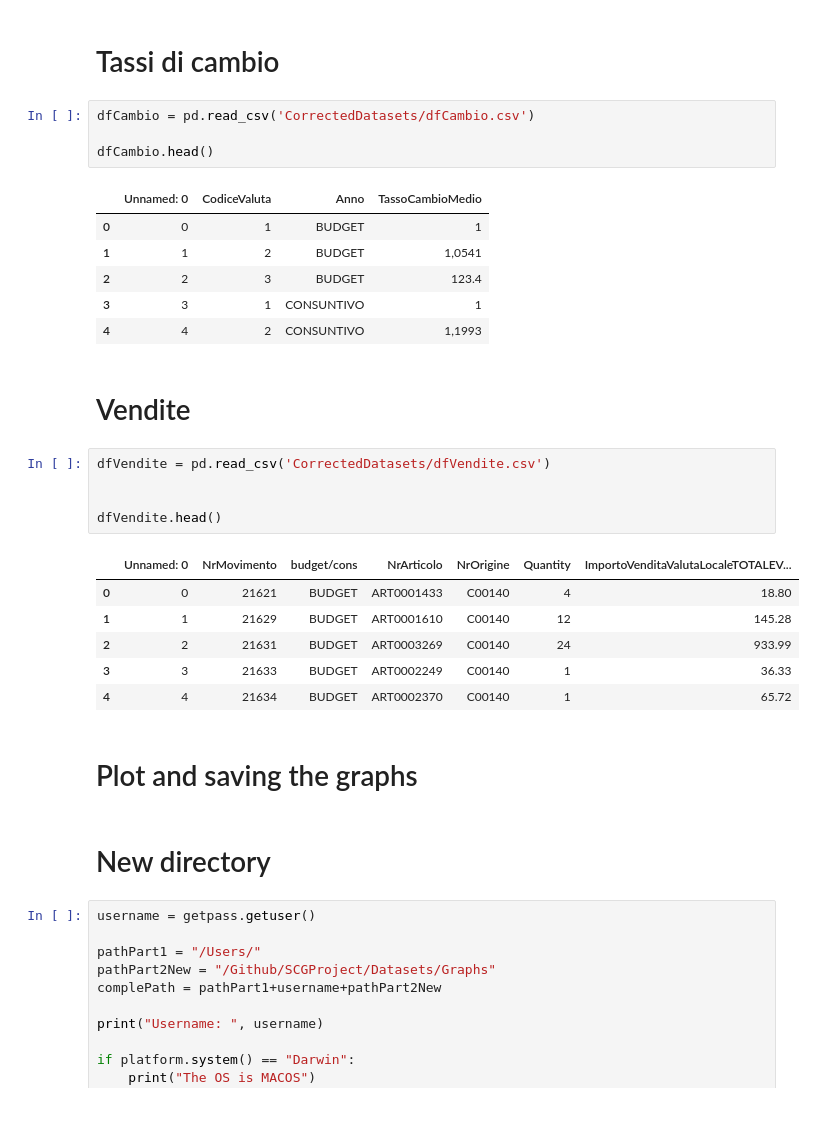
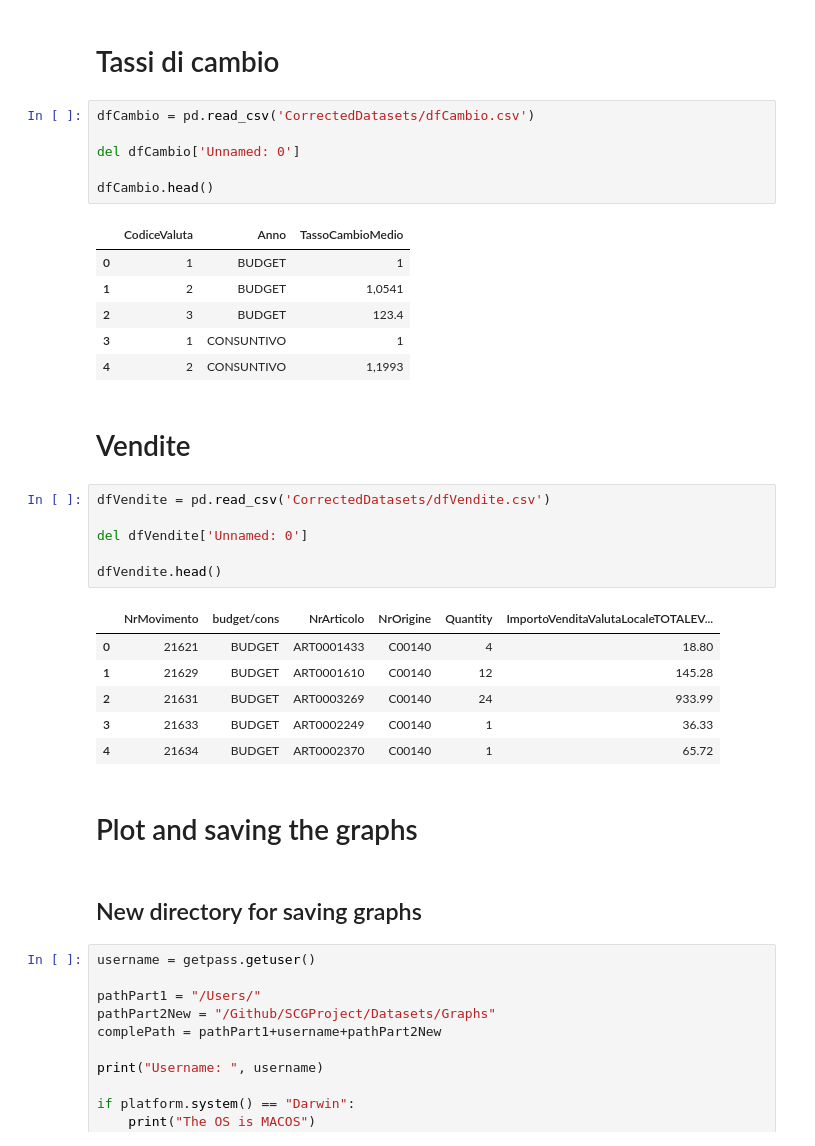
Before and after one commit to VinciGit00/SCGProject, a Jupyter notebook: Datasets/PlotDatas.ipynb, the cells around one changed output. Cells and saved outputs as stored; diff of their text form; blank space fills up the shorter version.

```diff
--- a/Datasets/PlotDatas.ipynb
+++ b/Datasets/PlotDatas.ipynb
@@ -152,32 +161,35 @@ dfImpiegoRisorse.head()
 # %%
 dfCambio = pd.read_csv('CorrectedDatasets/dfCambio.csv')
 
+del dfCambio['Unnamed: 0']
+
 dfCambio.head()
 # %% [output]
-|  | Unnamed: 0 | CodiceValuta | Anno | TassoCambioMedio |
-| 0 | 0 | 1 | BUDGET | 1 |
-| 1 | 1 | 2 | BUDGET | 1,0541 |
-| 2 | 2 | 3 | BUDGET | 123.4 |
-| 3 | 3 | 1 | CONSUNTIVO | 1 |
-| 4 | 4 | 2 | CONSUNTIVO | 1,1993 |
+|  | CodiceValuta | Anno | TassoCambioMedio |
+| 0 | 1 | BUDGET | 1 |
+| 1 | 2 | BUDGET | 1,0541 |
+| 2 | 3 | BUDGET | 123.4 |
+| 3 | 1 | CONSUNTIVO | 1 |
+| 4 | 2 | CONSUNTIVO | 1,1993 |
 # %% [markdown]
 # Vendite
 # %%
 dfVendite = pd.read_csv('CorrectedDatasets/dfVendite.csv')
 
+del dfVendite['Unnamed: 0']
 
 dfVendite.head()
 # %% [output]
-|  | Unnamed: 0 | NrMovimento | budget/cons | NrArticolo | NrOrigine | Quantity | ImportoVenditaValutaLocaleTOTALEV... |
-| 0 | 0 | 21621 | BUDGET | ART0001433 | C00140 | 4 | 18.80 |
-| 1 | 1 | 21629 | BUDGET | ART0001610 | C00140 | 12 | 145.28 |
-| 2 | 2 | 21631 | BUDGET | ART0003269 | C00140 | 24 | 933.99 |
-| 3 | 3 | 21633 | BUDGET | ART0002249 | C00140 | 1 | 36.33 |
-| 4 | 4 | 21634 | BUDGET | ART0002370 | C00140 | 1 | 65.72 |
+|  | NrMovimento | budget/cons | NrArticolo | NrOrigine | Quantity | ImportoVenditaValutaLocaleTOTALEV... |
+| 0 | 21621 | BUDGET | ART0001433 | C00140 | 4 | 18.80 |
+| 1 | 21629 | BUDGET | ART0001610 | C00140 | 12 | 145.28 |
+| 2 | 21631 | BUDGET | ART0003269 | C00140 | 24 | 933.99 |
+| 3 | 21633 | BUDGET | ART0002249 | C00140 | 1 | 36.33 |
+| 4 | 21634 | BUDGET | ART0002370 | C00140 | 1 | 65.72 |
 # %% [markdown]
 # Plot and saving the graphs
 # %% [markdown]
-# New directory
+## New directory for saving graphs
 # %%
 username = getpass.getuser()
 
```
Also changed, not shown: parts of 6 cells of this notebook.
